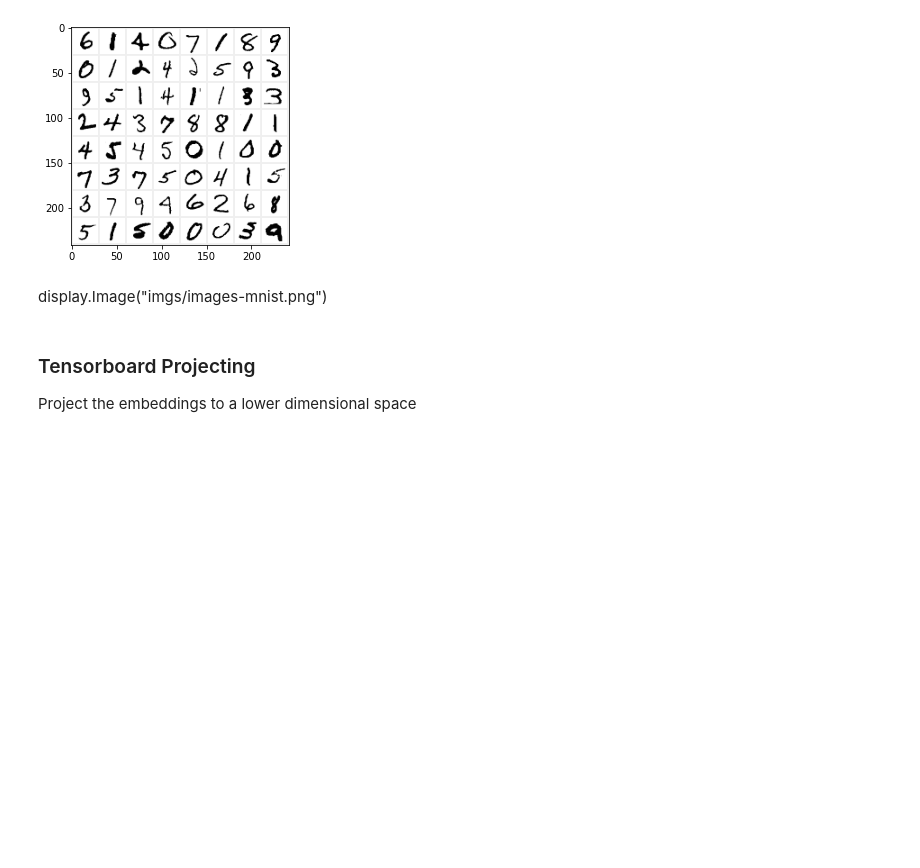
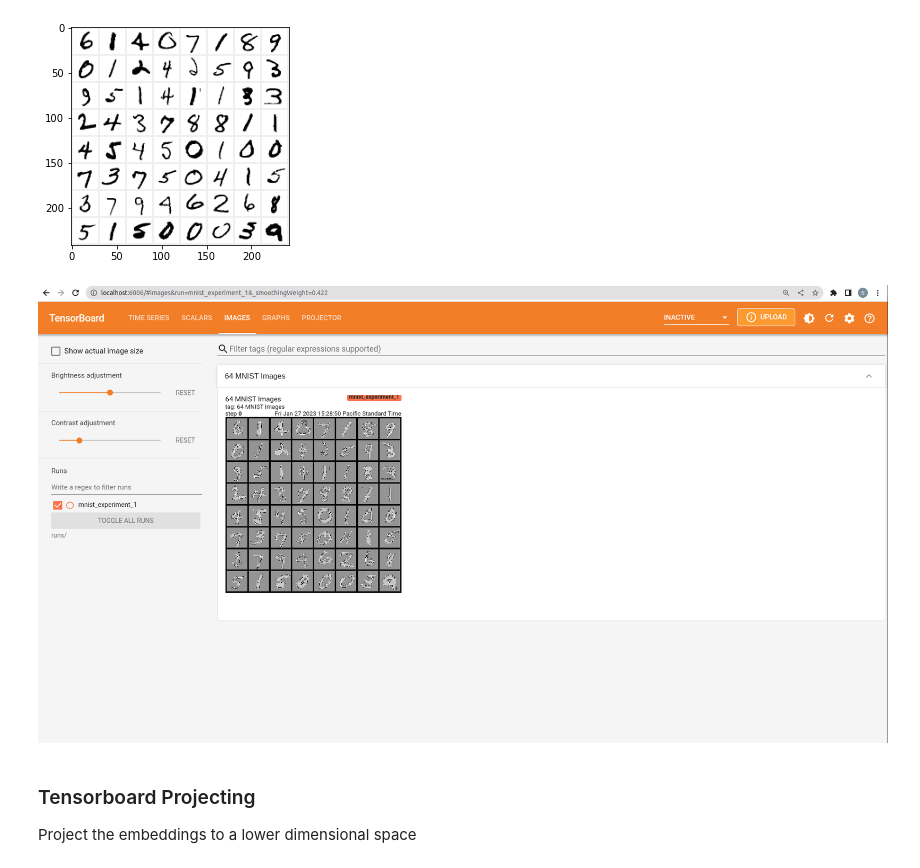
Before and after one commit to ShivamThukral/pytorch-projects, a Jupyter notebook: Pytorch_Playbook.ipynb, the cells around one changed output. Drawn from its saved outputs; the diff is of its cells as text; code cells hidden in the pictures; blank space fills up the shorter version.

```diff
--- a/Pytorch_Playbook.ipynb
+++ b/Pytorch_Playbook.ipynb
@@ -147,8 +147,10 @@ writer.flush()
 # %% [output]
 One Batch Dimension = torch.Size([64, 1, 28, 28]), Labels Dimension = torch.Size([64])
 [figure]
-# %% [markdown]
-display.Image("imgs/images-mnist.png")
+# %%
+display.Image("imgs/images-mnist.png")
+# %% [output]
+[figure, added]
 # %% [markdown]
 ### Tensorboard Projecting
 
```
